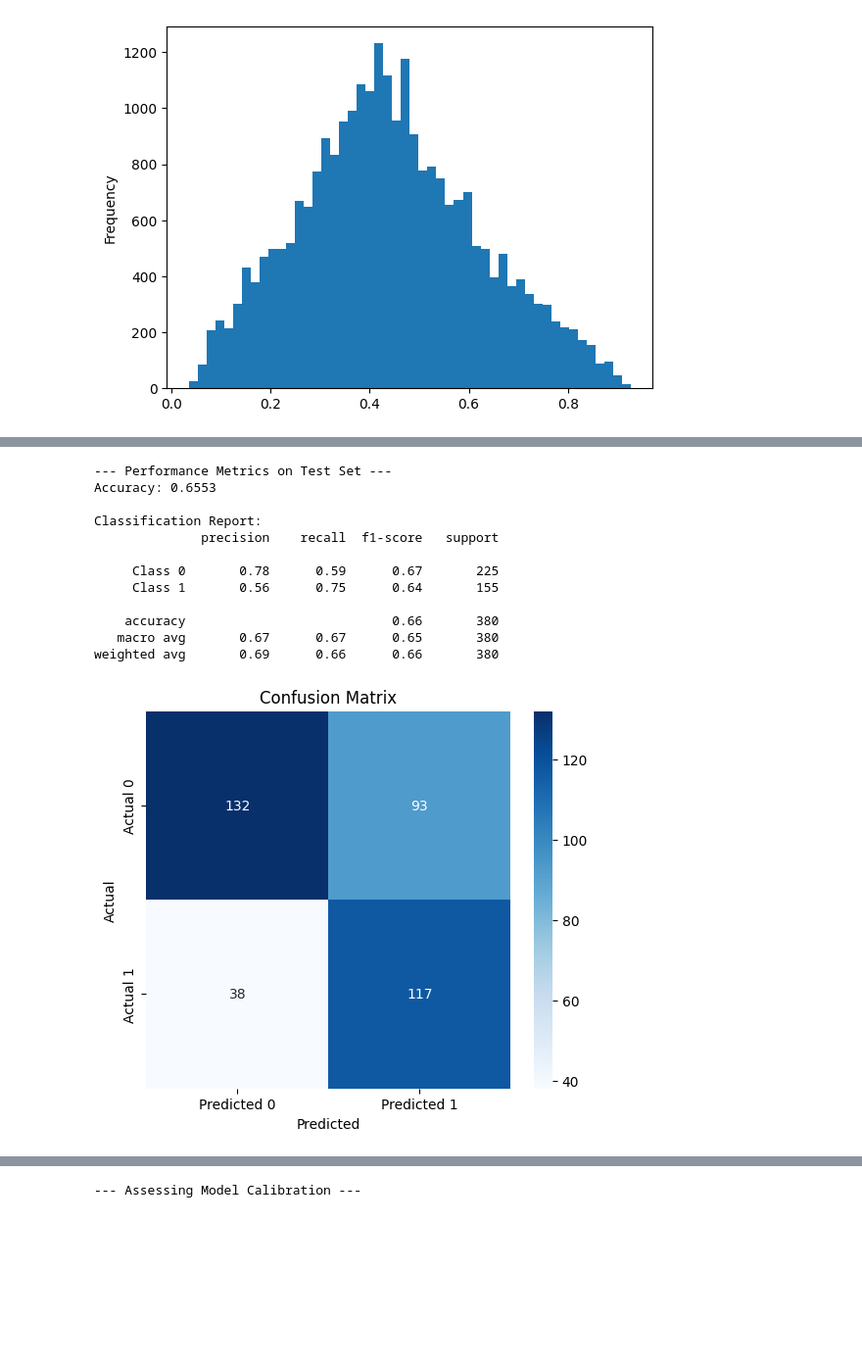
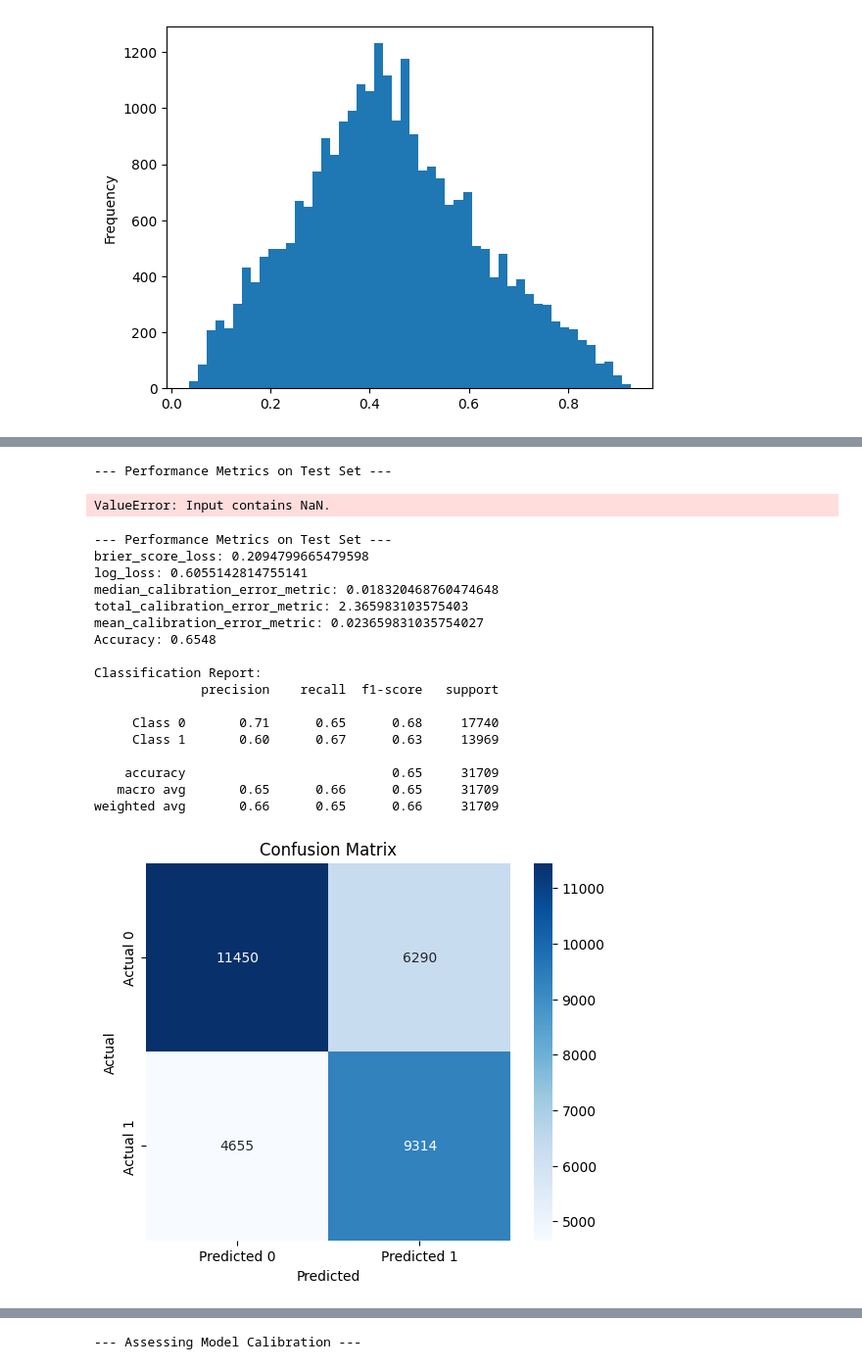
Before and after one commit to dave-mannion/football, a Jupyter notebook: odds_analysis.ipynb, the cells around one changed output, grey strips where cells are left out. Shown at 98% size. Cells and saved outputs as stored; diff of their text form; code cells hidden in the pictures; blank space fills up the shorter version.

Commit message:
add some analysis on favorite, going to clean up

```diff
--- a/odds_analysis.ipynb
+++ b/odds_analysis.ipynb
@@ -117,6 +94,9 @@ np.float64(0.21197685291472332)
 # %%
-football_data_odds = pd.read_csv('data/football_data/prem_2425.csv')
+football_data_odds = pd.read_csv('data/football_data/historical_odds.csv',low_memory=False)
+
 football_data_odds['home_win']=np.where(football_data_odds['FTHG']>football_data_odds['FTAG'],1,0)
+football_data_odds['draw']=np.where(football_data_odds['FTHG']==football_data_odds['FTAG'],1,0)
+football_data_odds['away_win']=np.where(football_data_odds['FTHG']<football_data_odds['FTAG'],1,0)
 
 def create_implied_prob_from_odds(df,odds_columns):
     implied_probs_df = 1/df[odds_columns]
@@ -127,6 +107,21 @@ def create_implied_prob_from_odds(df,odds_columns):
 
 def get_overround(df,implied_probability_columns):
     return df[implied_probability_columns].sum()
+
+def add_1x2_favorite_columns(df,book_name):
+    df_copy = df.copy()
+    df_copy[f'{book_name}_favorite'] = np.argmin(football_data_odds[[f'{book_name}H',f'{book_name}D',f'{book_name}A']],axis=1)
+
+    df_copy[f'{book_name}_favorite_implied_prob'] = np.max(df_copy[[f'{book_name}H_implied_prob',f'{book_name}D_implied_prob',f'{book_name}A_implied_prob']],axis=1)
+    df_copy[f'{book_name}_favorite_stripped_prob'] = np.max(df_copy[[f'{book_name}H_stripped_prob',f'{book_name}D_stripped_prob',f'{book_name}A_stripped_prob']],axis=1)
+
+    df_copy[f'{book_name}_favorite_result'] = np.where(df_copy[f'{book_name}_favorite']==0,df_copy['home_win'],
+                                                        np.where(df_copy[f'{book_name}_favorite']==1,df_copy['draw'],
+                                                        np.where(df_copy[f'{book_name}_favorite']==2,df_copy['away_win'],0))
+                                                        )
+
+    return df_copy
+
 
 def prepreocess_odds(df,book_name,market_name='1X2'):
     df_copy = df.copy()
@@ -139,9 +134,18 @@ def prepreocess_odds(df,book_name,market_name='1X2'):
 
     df_copy = pd.concat([df_copy,implied_probs_df,stripped_probs_df],axis=1)
 
+    df_copy = add_1x2_favorite_columns(df_copy,book_name=book_name)
+
     return df_copy
+
+
+odds_subset = ['PSH','PSCH','B365H']
+football_data_odds['B365H'] = football_data_odds['B365H'].replace(0.0,np.nan)
+football_data_odds.dropna(subset=odds_subset,inplace=True)
 
 football_data_odds = prepreocess_odds(football_data_odds,book_name='PS')
 football_data_odds = prepreocess_odds(football_data_odds,book_name='PSC')
 football_data_odds = prepreocess_odds(football_data_odds,book_name='BFE')
 football_data_odds = prepreocess_odds(football_data_odds,book_name='BFEC')
+football_data_odds = prepreocess_odds(football_data_odds,book_name='B365')
+# football_data_odds = prepreocess_odds(football_data_odds,book_name='B365C')
@@ -293,16 +234,26 @@ weighted avg       0.69      0.66      0.66       380
+# %%
+evaluate_model(y_true=football_data_odds['home_win'],y_pred_proba=football_data_odds['BFEH_stripped_prob'])
+# %% [output]
+--- Performance Metrics on Test Set ---
+ValueError: Input contains NaN.
 # %%
-evaluate_model(y_true=football_data_odds['home_win'],y_pred_proba=football_data_odds['PSCH_stripped_prob'])
+evaluate_model(y_true=football_data_odds['home_win'],y_pred_proba=football_data_odds['PSH_implied_prob'])
 # %% [output]
 --- Performance Metrics on Test Set ---
-Accuracy: 0.6553
+brier_score_loss: 0.2094799665479598
+log_loss: 0.6055142814755141
+median_calibration_error_metric: 0.018320468760474648
+total_calibration_error_metric: 2.365983103575403
+mean_calibration_error_metric: 0.023659831035754027
+Accuracy: 0.6548
 
 Classification Report:
               precision    recall  f1-score   support
 
-     Class 0       0.78      0.59      0.67       225
-     Class 1       0.56      0.75      0.64       155
+     Class 0       0.71      0.65      0.68     17740
+     Class 1       0.60      0.67      0.63     13969
 
-    accuracy                           0.66       380
-   macro avg       0.67      0.67      0.65       380
-weighted avg       0.69      0.66      0.66       380
+    accuracy                           0.65     31709
+   macro avg       0.65      0.66      0.65     31709
+weighted avg       0.66      0.65      0.66     31709
-[figure, old version]
+[figure, new version]
```
Also changed, not shown: parts of 33 cells of this notebook.
